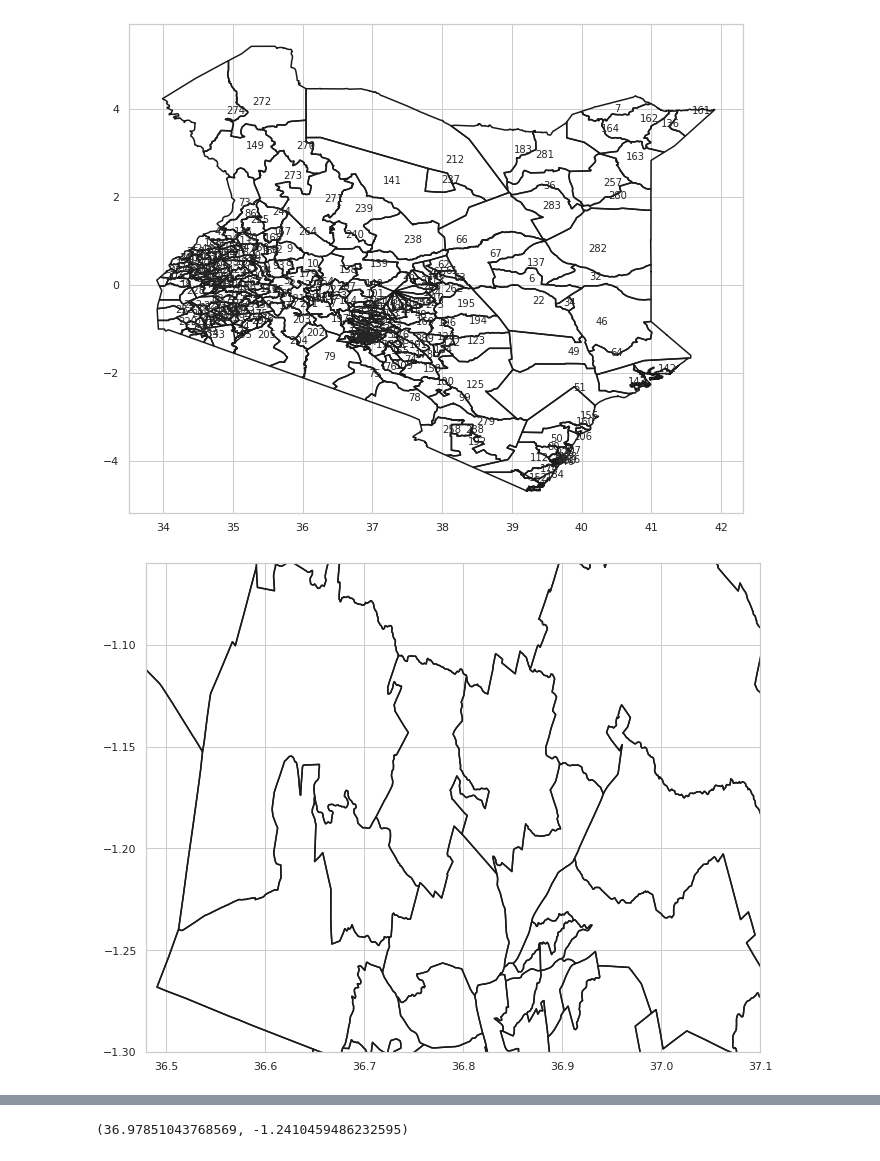
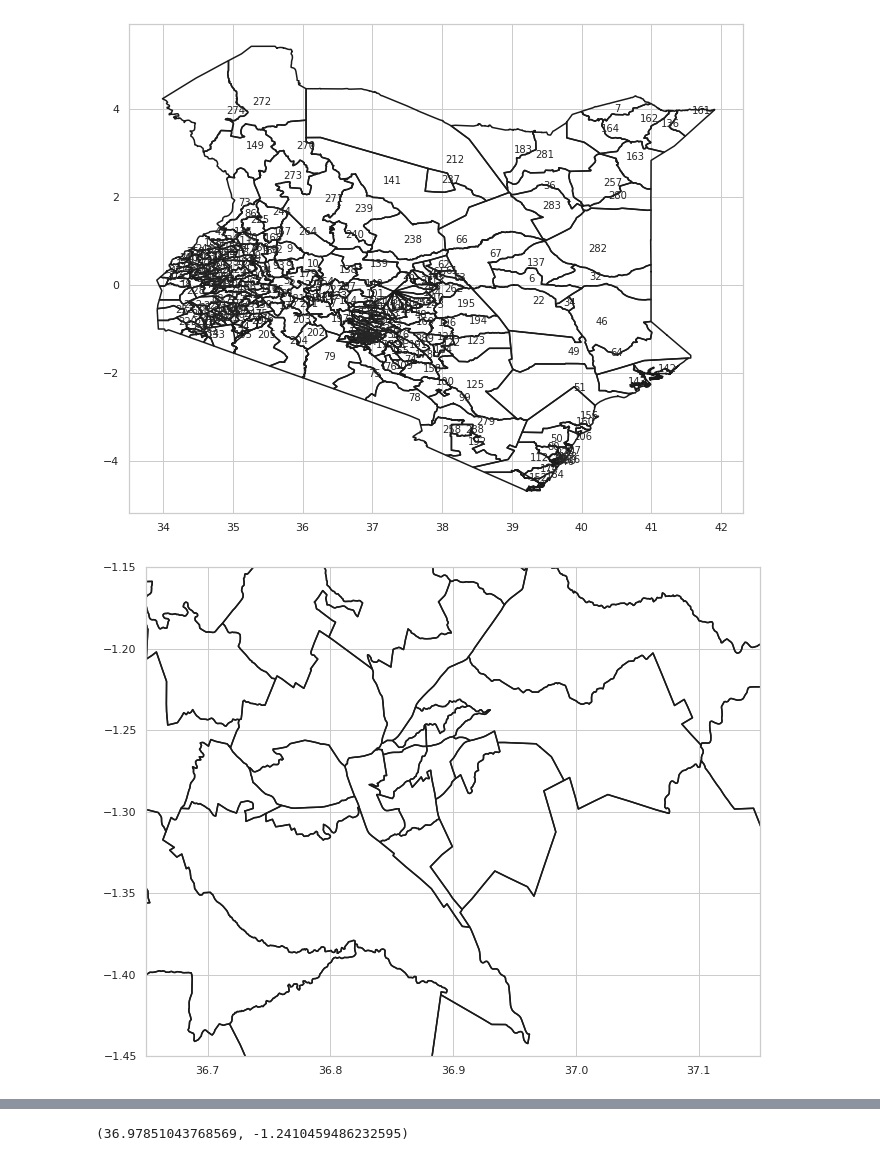
Before and after one commit to mghendi/ABW-Academy, a Jupyter notebook: Practitioners Course/Cohort1_2022/Projects/Samuel Mwamburi Mghendi/abw_data_wrangling_script.ipynb, the cells around one changed output, grey strips where cells are left out. Saved outputs shown, nothing was run; the diff lists cells and outputs as text; code cells hidden in the pictures.

```diff
--- a/Practitioners Course/Cohort1_2022/Projects/Samuel Mwamburi Mghendi/abw_data_wrangling_script.ipynb
+++ b/Practitioners Course/Cohort1_2022/Projects/Samuel Mwamburi Mghendi/abw_data_wrangling_script.ipynb
@@ -145,13 +136,13 @@ plot_map(sf)
 # %% [output]
 [figure]
 # %%
-# Zooming in to Nairobi
+# Zooming in to Nairobi County
 
-y_lim = (-1.30,-1.06) # latitude
-x_lim = (36.48, 37.10) # longitude
+y_lim = (-1.45,-1.15) # latitude
+x_lim = (36.65, 37.15) # longitude
 plot_map(sf, x_lim, y_lim)
 # %% [output]
-[figure, old version]
+[figure, new version]
 # %%
 # MatPlotLib function for plotting a shape over a complete map
 
```
Also changed, not shown: parts of 9 cells of this notebook.
